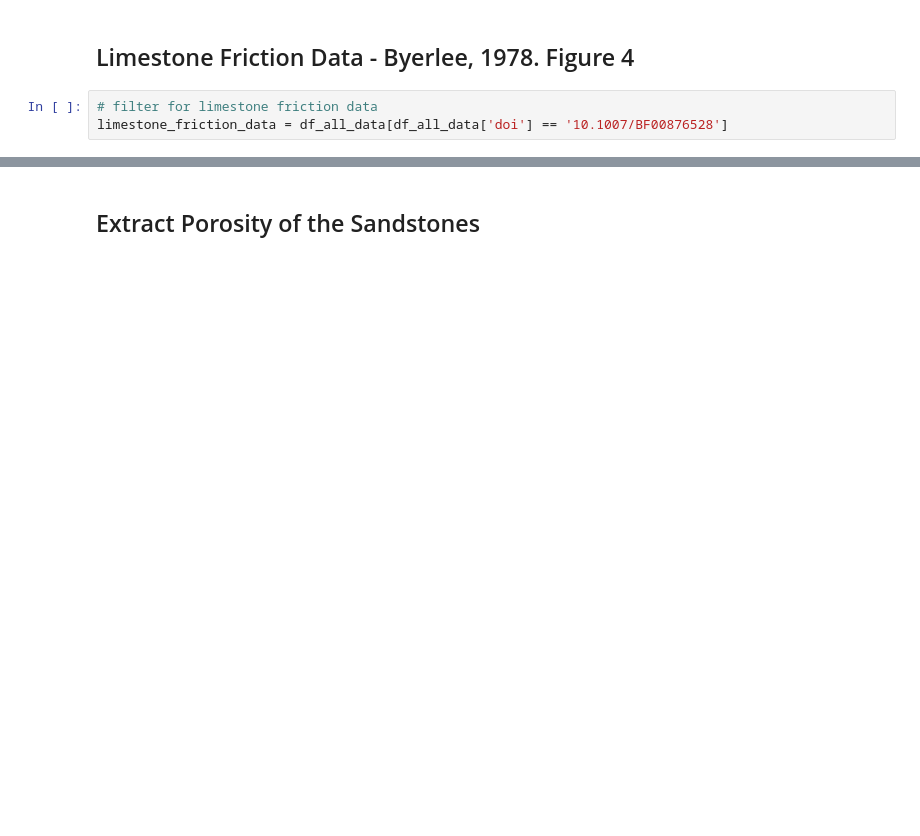
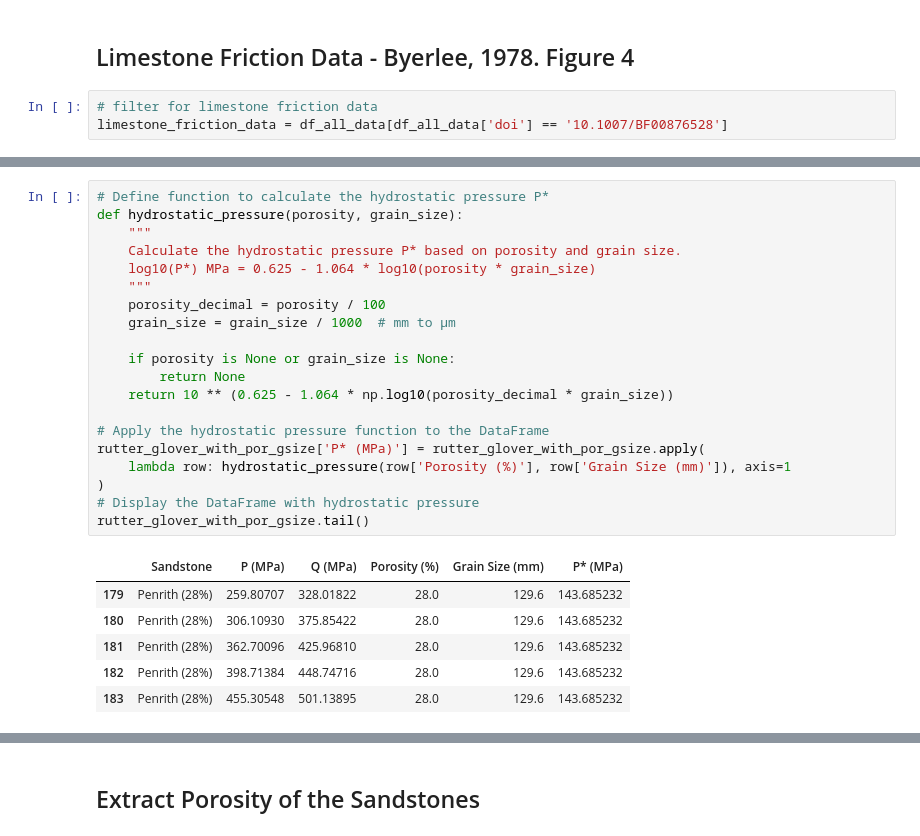
Before and after one commit to sa-diq/rock-strength, a Jupyter notebook: statistical_analysis.ipynb, the cells around one changed output, grey strips where cells are left out. Drawn from its saved outputs; the diff is of its cells as text; blank space fills up the shorter version.

```diff
--- a/statistical_analysis.ipynb
+++ b/statistical_analysis.ipynb
@@ -334,0 +398,27 @@ Notes:
+# %%
+# Define function to calculate the hydrostatic pressure P*
+def hydrostatic_pressure(porosity, grain_size):
+    """
+    Calculate the hydrostatic pressure P* based on porosity and grain size.
+    log10(P*) MPa = 0.625 - 1.064 * log10(porosity * grain_size)
+    """
+    porosity_decimal = porosity / 100
+    grain_size = grain_size / 1000  # mm to μm
+
+    if porosity is None or grain_size is None:
+        return None
+    return 10 ** (0.625 - 1.064 * np.log10(porosity_decimal * grain_size))
+
+# Apply the hydrostatic pressure function to the DataFrame
+rutter_glover_with_por_gsize['P* (MPa)'] = rutter_glover_with_por_gsize.apply(
+    lambda row: hydrostatic_pressure(row['Porosity (%)'], row['Grain Size (mm)']), axis=1
+)
+# Display the DataFrame with hydrostatic pressure
+rutter_glover_with_por_gsize.tail()
+# %% [output]
+|  | Sandstone | P (MPa) | Q (MPa) | Porosity (%) | Grain Size (mm) | P* (MPa) |
+| 179 | Penrith (28%) | 259.80707 | 328.01822 | 28.0 | 129.6 | 143.685232 |
+| 180 | Penrith (28%) | 306.10930 | 375.85422 | 28.0 | 129.6 | 143.685232 |
+| 181 | Penrith (28%) | 362.70096 | 425.96810 | 28.0 | 129.6 | 143.685232 |
+| 182 | Penrith (28%) | 398.71384 | 448.74716 | 28.0 | 129.6 | 143.685232 |
+| 183 | Penrith (28%) | 455.30548 | 501.13895 | 28.0 | 129.6 | 143.685232 |
```
Also changed, not shown: parts of 16 cells of this notebook.
